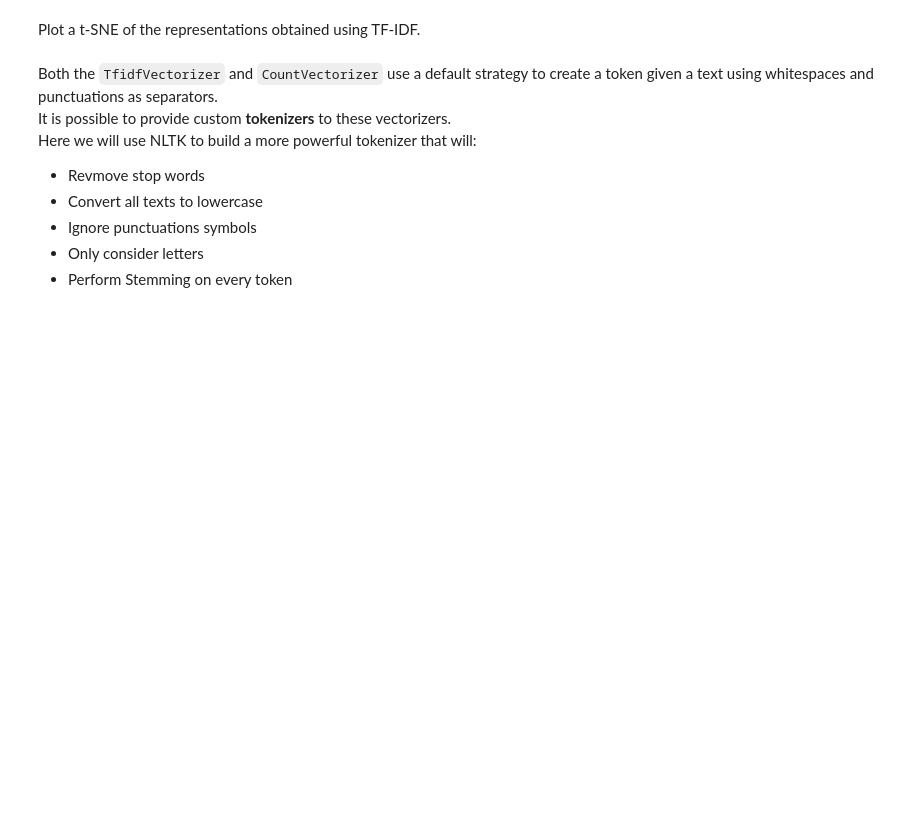
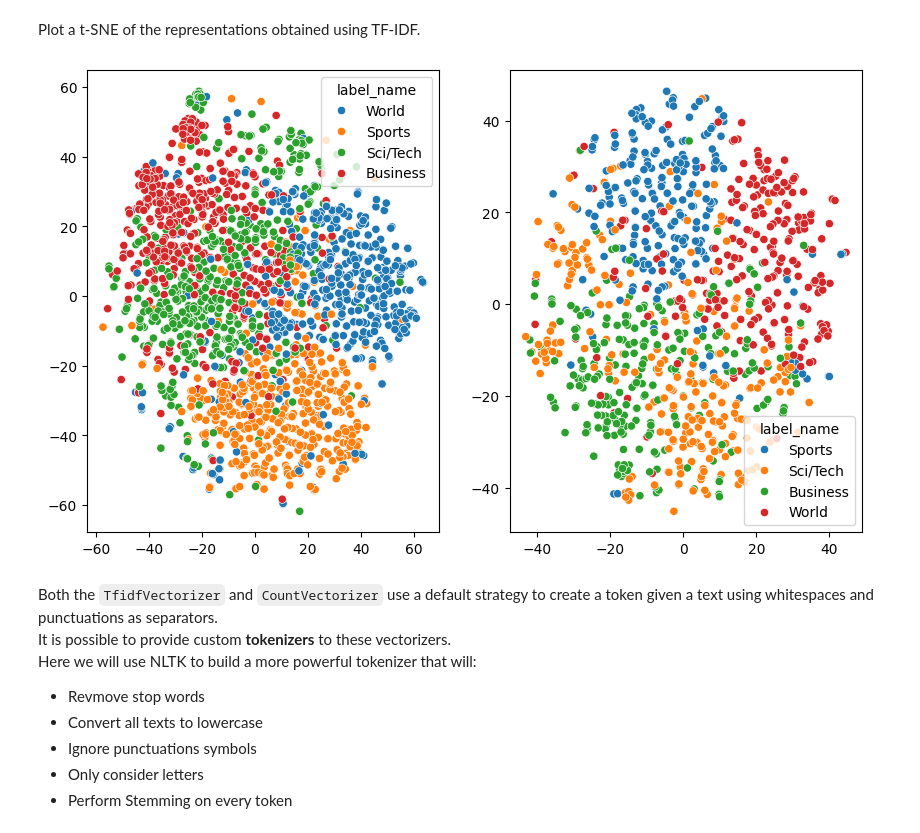
Before and after one commit to Metriida/AIF, a Jupyter notebook: nlp/AIF_nlp.ipynb, the cells around one changed output. Saved outputs shown, nothing was run; the diff lists cells and outputs as text; code cells hidden in the pictures; blank space fills up the shorter version.

````diff
--- a/nlp/AIF_nlp.ipynb
+++ b/nlp/AIF_nlp.ipynb
@@ -277,3 +274,17 @@ tsne = TSNE(n_components=2, init='random')
+# %%
+tsne = TSNE(n_components=2, init='random')
+train_tsne = tsne.fit_transform(train_tfidf_matrix.toarray())
+plt.figure(figsize=(10, 6))
+plt.subplot(1, 2, 1)
+sns.scatterplot(x=train_tsne[:,0], y=train_tsne[:,1], hue=traindf.label_name)
+
+test_tfidf_matrix = vectorizer.transform(testdf.text)
+test_tsne = tsne.fit_transform(test_tfidf_matrix.toarray())
+plt.subplot(1, 2, 2)
+sns.scatterplot(x=test_tsne[:,0], y=test_tsne[:,1], hue=testdf.label_name)
+plt.show()
+# %% [output]
+[figure, added]
 # %% [markdown]
 Both the ```TfidfVectorizer``` and ```CountVectorizer``` use a default strategy to create a token given a text using whitespaces and punctuations as separators.
 It is possible to provide custom __tokenizers__ to these vectorizers.
````
Also changed, not shown: parts of 1 cell of this notebook.
